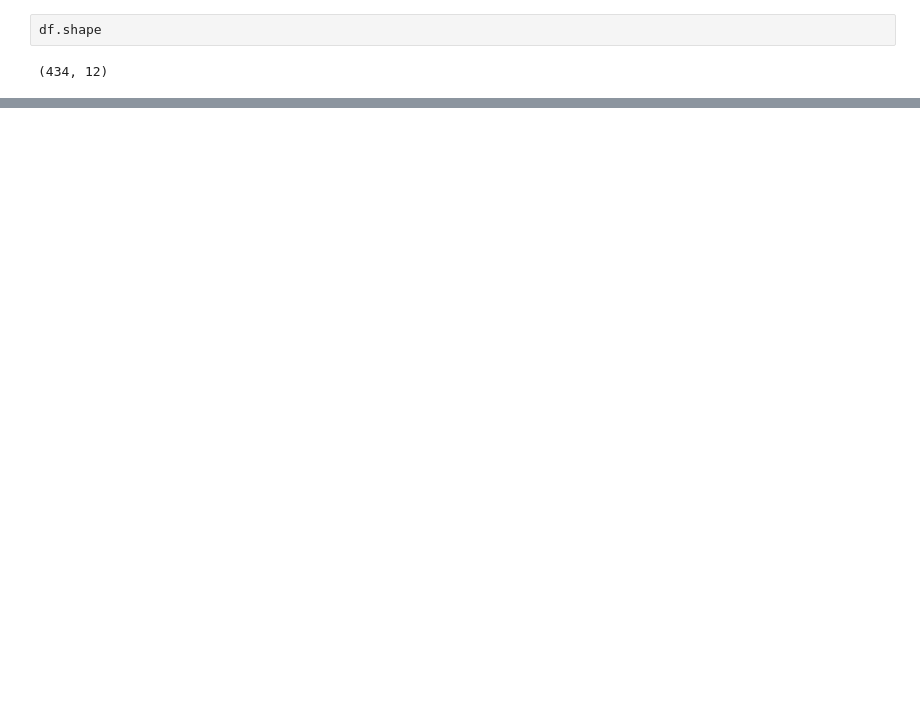
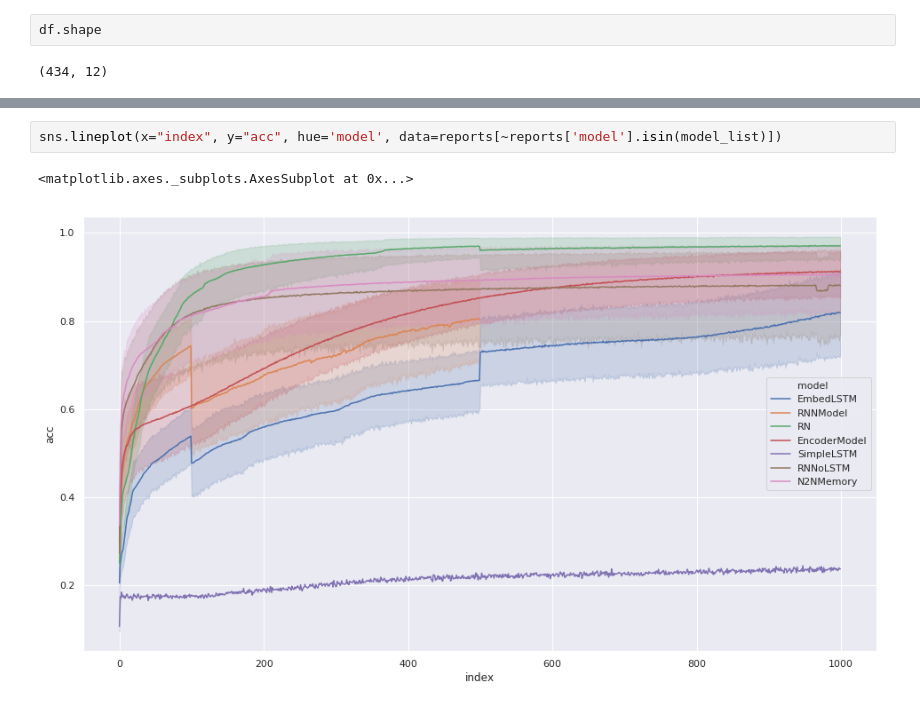
Before and after one commit to gcouti/qa, a Jupyter notebook: analysis/babi-baseline-results.ipynb, the cells around one changed output, grey strips where cells are left out. Drawn from its saved outputs; the diff is of its cells as text; blank space fills up the shorter version.

```diff
--- a/analysis/babi-baseline-results.ipynb
+++ b/analysis/babi-baseline-results.ipynb
@@ -180,0 +194,5 @@ sns.heatmap(pivot, cmap="Blues", linewidths=1, annot=True, cbar=False, vmin=0.94
+# %%
+sns.lineplot(x="index", y="acc", hue='model', data=reports[~reports['model'].isin(model_list)])
+# %% [output]
+<matplotlib.axes._subplots.AxesSubplot at 0x...>
+[figure, added]
```
Also changed, not shown: parts of 11 cells of this notebook, 1 other file.
